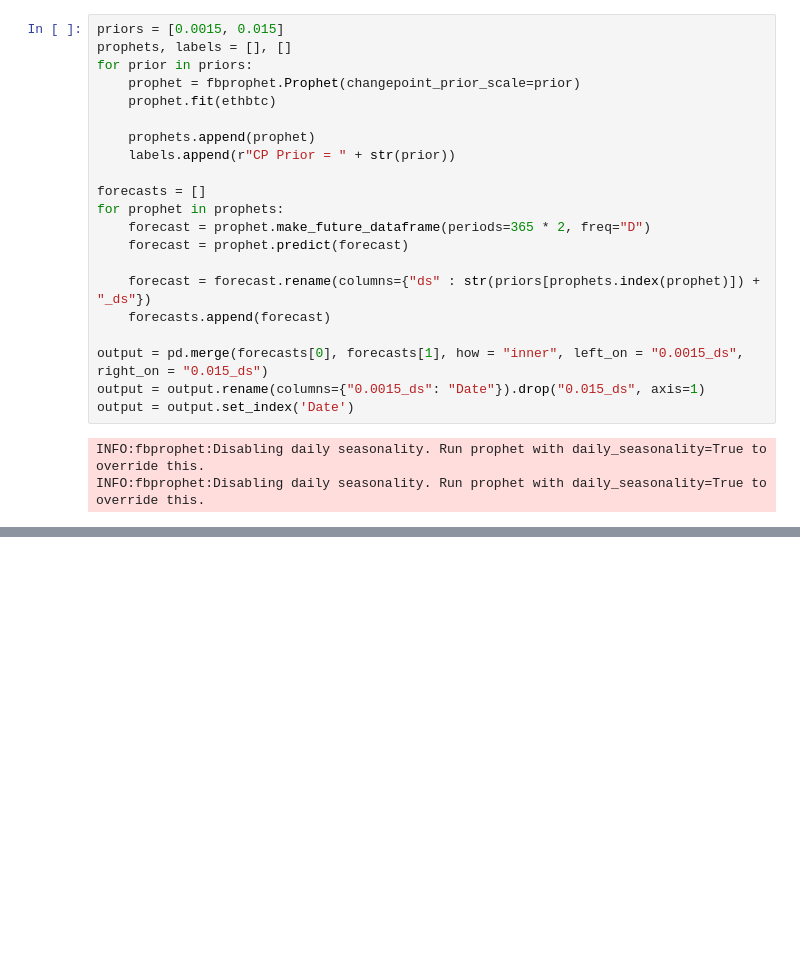
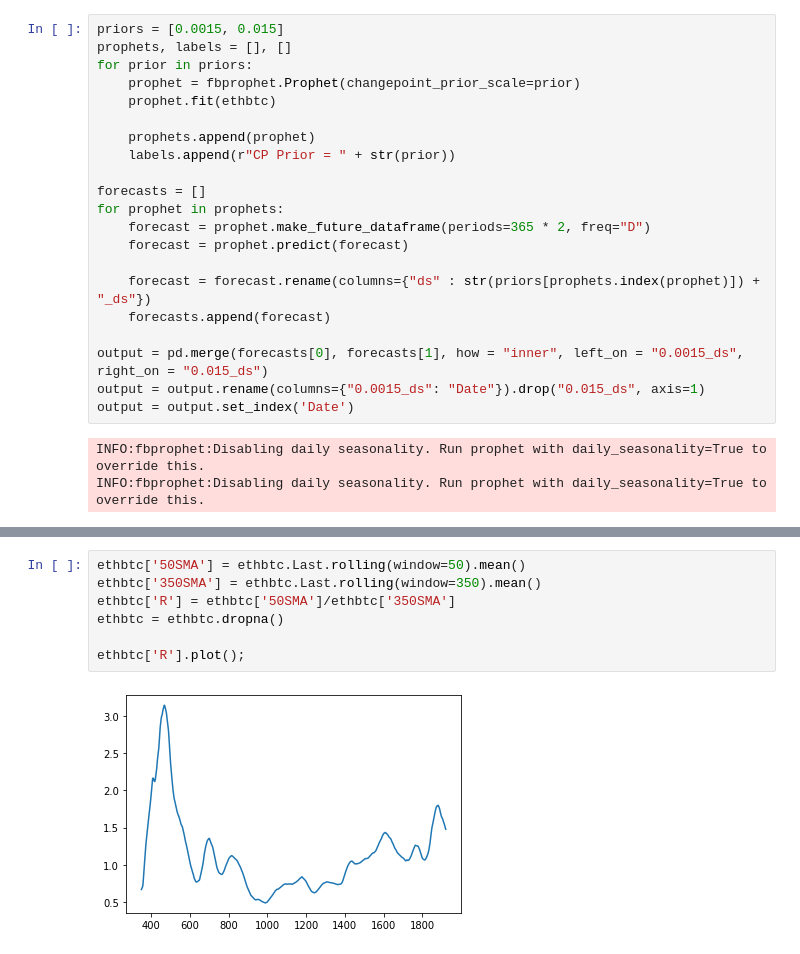
Before and after one commit to pedroafleite/btc-eth-risk-assessment, a Jupyter notebook: prophet.ipynb, the cells around one changed output, grey strips where cells are left out. Cells and saved outputs as stored; diff of their text form; blank space fills up the shorter version.

```diff
--- a/prophet.ipynb
+++ b/prophet.ipynb
@@ -336 +336,10 @@ MAE: 0.473
 [figure]
+# %%
+ethbtc['50SMA'] = ethbtc.Last.rolling(window=50).mean()
+ethbtc['350SMA'] = ethbtc.Last.rolling(window=350).mean()
+ethbtc['R'] = ethbtc['50SMA']/ethbtc['350SMA']
+ethbtc = ethbtc.dropna()
+
+ethbtc['R'].plot();
+# %% [output]
+[figure, added]
```
Also changed, not shown: parts of 12 cells of this notebook.
